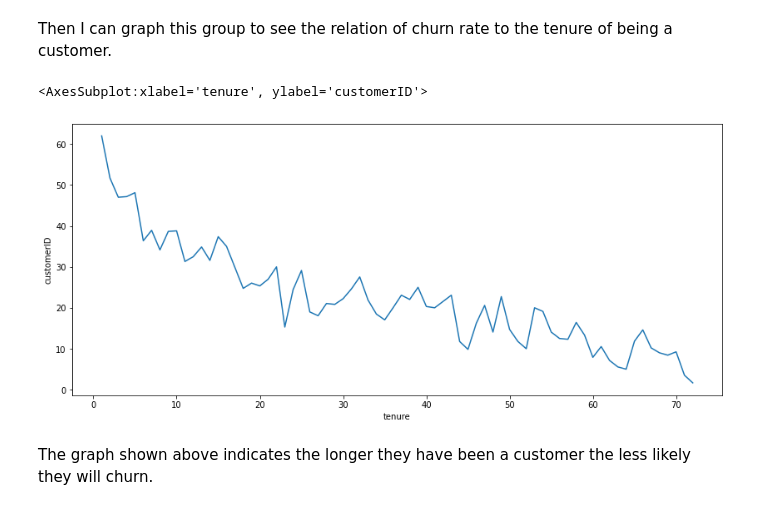
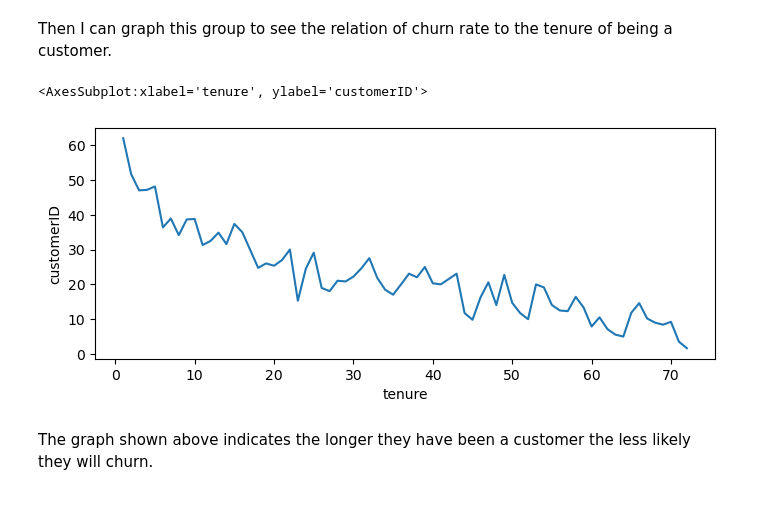
Before and after one commit to Joseph-J-Burton/Supervised-Learning-Capstone, a Jupyter notebook: 04-Sup-Learning-Capstone-Tree-Methods-Joe_porf.ipynb, the cells around one changed output. Cells and saved outputs as stored; diff of their text form; code cells hidden in the pictures.

```diff
--- a/04-Sup-Learning-Capstone-Tree-Methods-Joe_porf.ipynb
+++ b/04-Sup-Learning-Capstone-Tree-Methods-Joe_porf.ipynb
@@ -364,10 +368,10 @@ crt=churn_rate.transpose()['customerID']
 Then I can graph this group to see the relation of churn rate to the tenure of being a customer.
 # %%
 #CODE HERE
-plt.figure(figsize=(14,6))
+plt.figure(figsize=(8,3))
 sns.lineplot(data=crt)
 # %% [output]
 <AxesSubplot:xlabel='tenure', ylabel='customerID'>
-[figure, old version]
+[figure, new version]
 # %% [markdown]
 The graph shown above indicates the longer they have been a customer the less likely they will churn.
```
Also changed, not shown: parts of 119 cells of this notebook, 1 other file.
